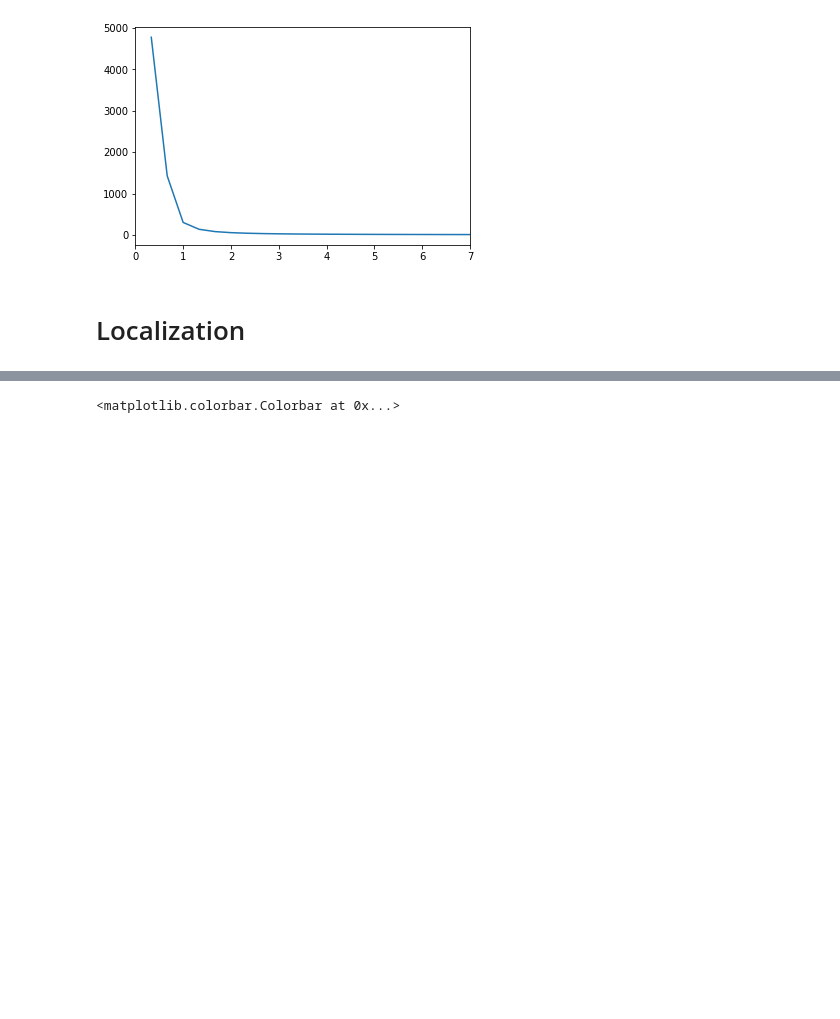
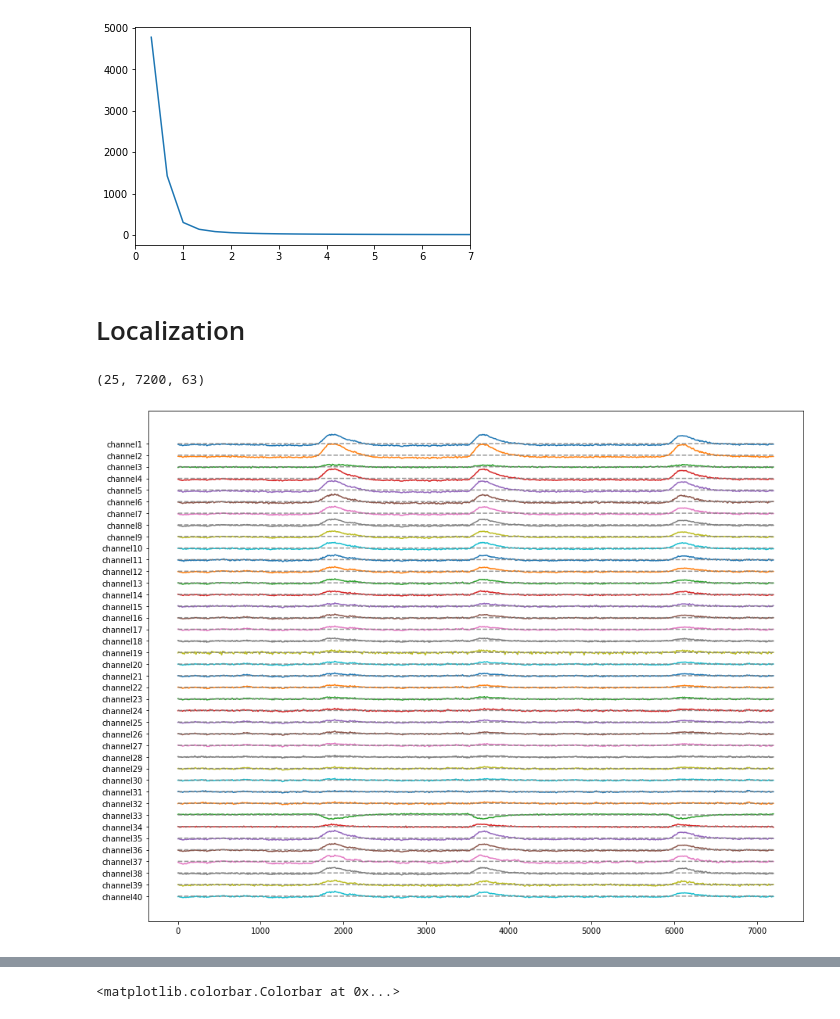
Before and after one commit to alifele/Brain_Computer_Interface, a Jupyter notebook: FFT_and_findingMotor_Cortex.ipynb, the cells around one changed output, grey strips where cells are left out. Saved outputs shown, nothing was run; the diff lists cells and outputs as text; code cells hidden in the pictures; blank space fills up the shorter version.

```diff
--- a/FFT_and_findingMotor_Cortex.ipynb
+++ b/FFT_and_findingMotor_Cortex.ipynb
@@ -79,0 +78,6 @@ data = subj_1['train_data_class1']
+# %%
+subj_1 = datafetch.fetch_subject(1)
+data = subj_1['train_data_class1']
+data.shape
+# %% [output]
+(25, 7200, 63)
@@ -79,0 +91,4 @@ data = subj_1['train_data_class1']
+# %%
+plotters.EEG_plotter( 40, data[22])
+# %% [output]
+[figure, added]
```
Also changed, not shown: parts of 26 cells of this notebook.
